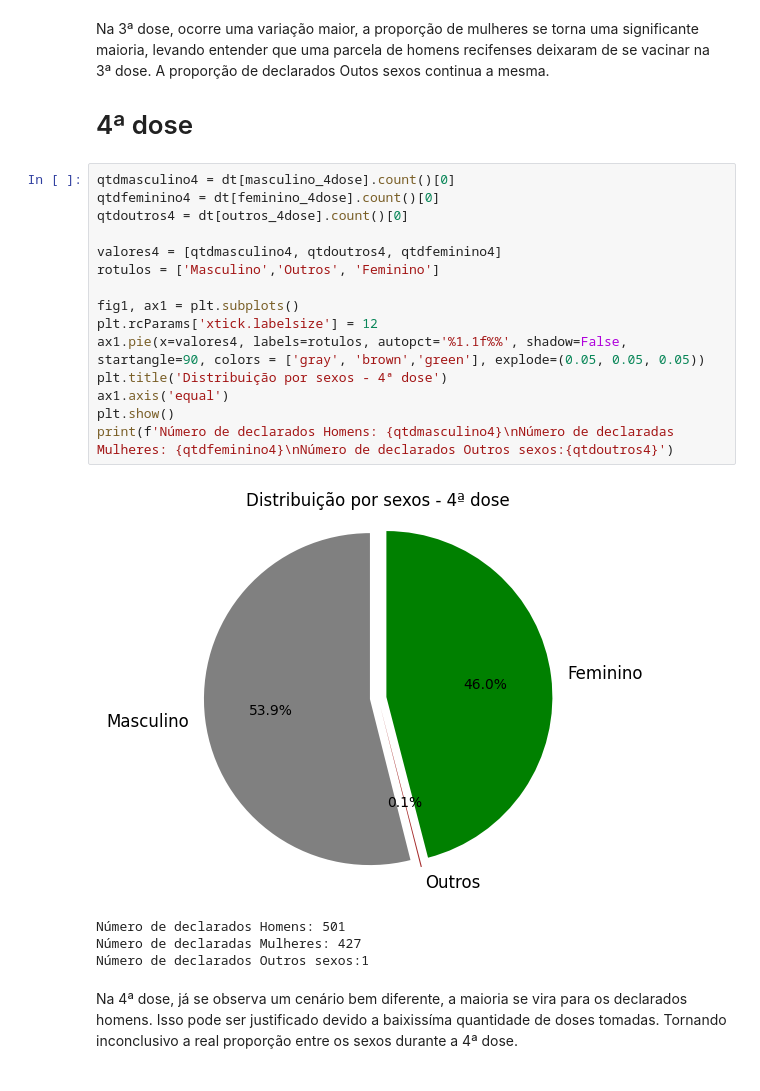
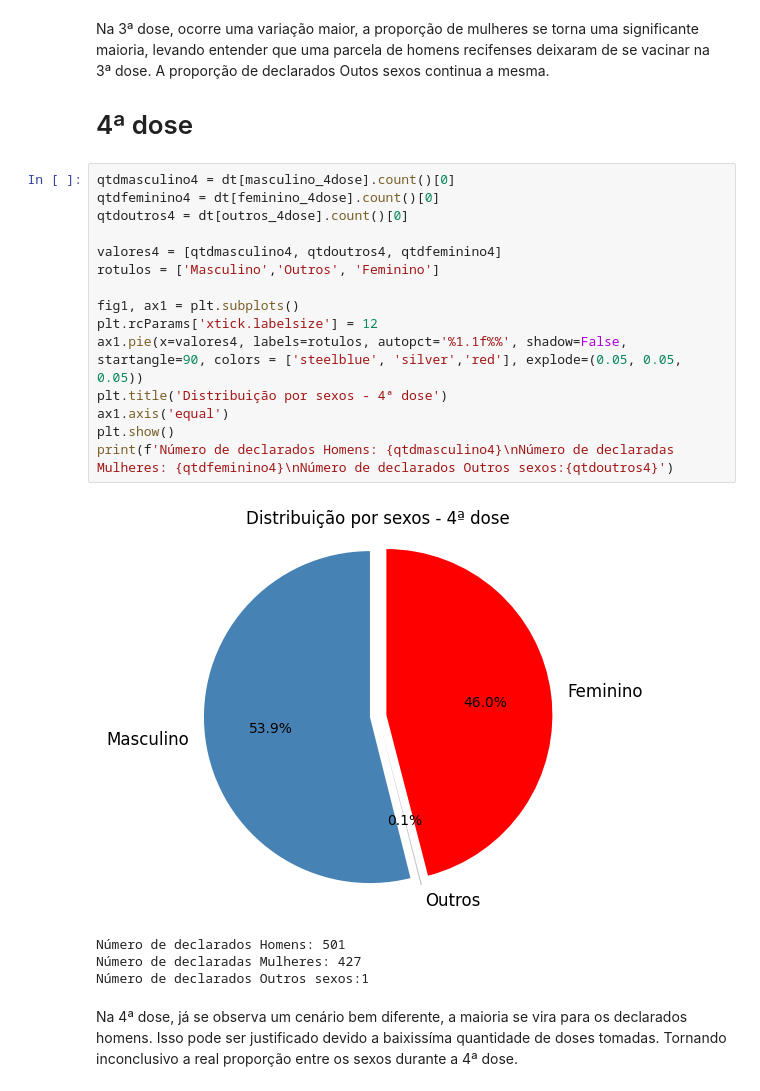
Before and after one commit to guilopesrbc/projetoP1, a Jupyter notebook: analise_sexo.ipynb, the cells around one changed output. Cells and saved outputs as stored; diff of their text form.

```diff
--- a/analise_sexo.ipynb
+++ b/analise_sexo.ipynb
@@ -163,20 +163,20 @@ Na 3ª dose, ocorre uma variação maior, a proporção de mulheres se torna uma
 # %%
 qtdmasculino4 = dt[masculino_4dose].count()[0]
 qtdfeminino4 = dt[feminino_4dose].count()[0]
 qtdoutros4 = dt[outros_4dose].count()[0]
 
 valores4 = [qtdmasculino4, qtdoutros4, qtdfeminino4]
 rotulos = ['Masculino','Outros', 'Feminino']
 
 fig1, ax1 = plt.subplots()
 plt.rcParams['xtick.labelsize'] = 12
-ax1.pie(x=valores4, labels=rotulos, autopct='%1.1f%%', shadow=False, startangle=90, colors = ['gray', 'brown','green'], explode=(0.05, 0.05, 0.05))
+ax1.pie(x=valores4, labels=rotulos, autopct='%1.1f%%', shadow=False, startangle=90, colors = ['steelblue', 'silver','red'], explode=(0.05, 0.05, 0.05))
 plt.title('Distribuição por sexos - 4ª dose')
 ax1.axis('equal')
 plt.show()
 print(f'Número de declarados Homens: {qtdmasculino4}\nNúmero de declaradas Mulheres: {qtdfeminino4}\nNúmero de declarados Outros sexos:{qtdoutros4}')
 # %% [output]
-[figure, old version]
+[figure, new version]
 Número de declarados Homens: 501
 Número de declaradas Mulheres: 427
 Número de declarados Outros sexos:1
```
Also changed, not shown: parts of 3 cells of this notebook.
